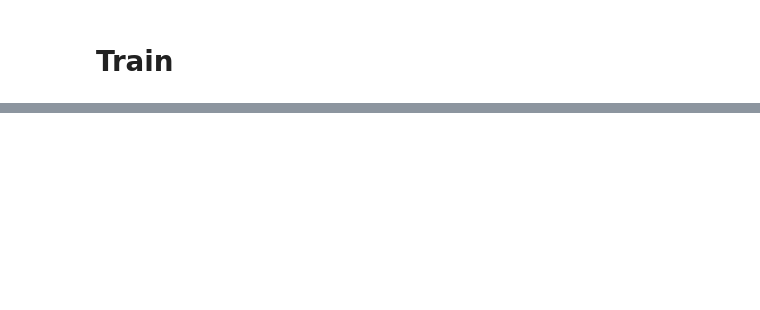
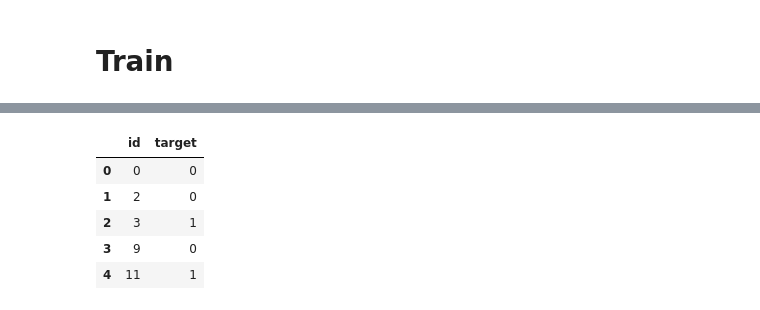
Before and after one commit to george-zakharov/ml-random, a Jupyter notebook: Tweet_predictor.ipynb, the cells around one changed output, grey strips where cells are left out. Drawn from its saved outputs; the diff is of its cells as text; code cells hidden in the pictures; blank space fills up the shorter version.

```diff
--- a/Tweet_predictor.ipynb
+++ b/Tweet_predictor.ipynb
@@ -238,0 +278,3 @@ Accuracy: 99.619073
+# %%
+embedded_sentences_test = [one_hot(sent, vocab_length) for sent in test_data['text']]
+print(embedded_sentences_test)
@@ -238,0 +283,3 @@ Accuracy: 99.619073
+# %%
+padded_sentences_test = pad_sequences(embedded_sentences_test, length_long_sentence, padding='post')
+print(padded_sentences_test)
@@ -238,0 +294,4 @@ Accuracy: 99.619073
+# %%
+submission['target'] = model.predict(padded_sentences_test)
+# %%
+submission['target'] = submission['target'].round().astype(int)
@@ -238,0 +313,10 @@ Accuracy: 99.619073
+# %%
+submission.to_csv('my_submission.csv', index=False)
+submission.head()
+# %% [output]
+|  | id | target |
+| 0 | 0 | 0 |
+| 1 | 2 | 0 |
+| 2 | 3 | 1 |
+| 3 | 9 | 0 |
+| 4 | 11 | 1 |
```
Also changed, not shown: parts of 13 cells of this notebook.
